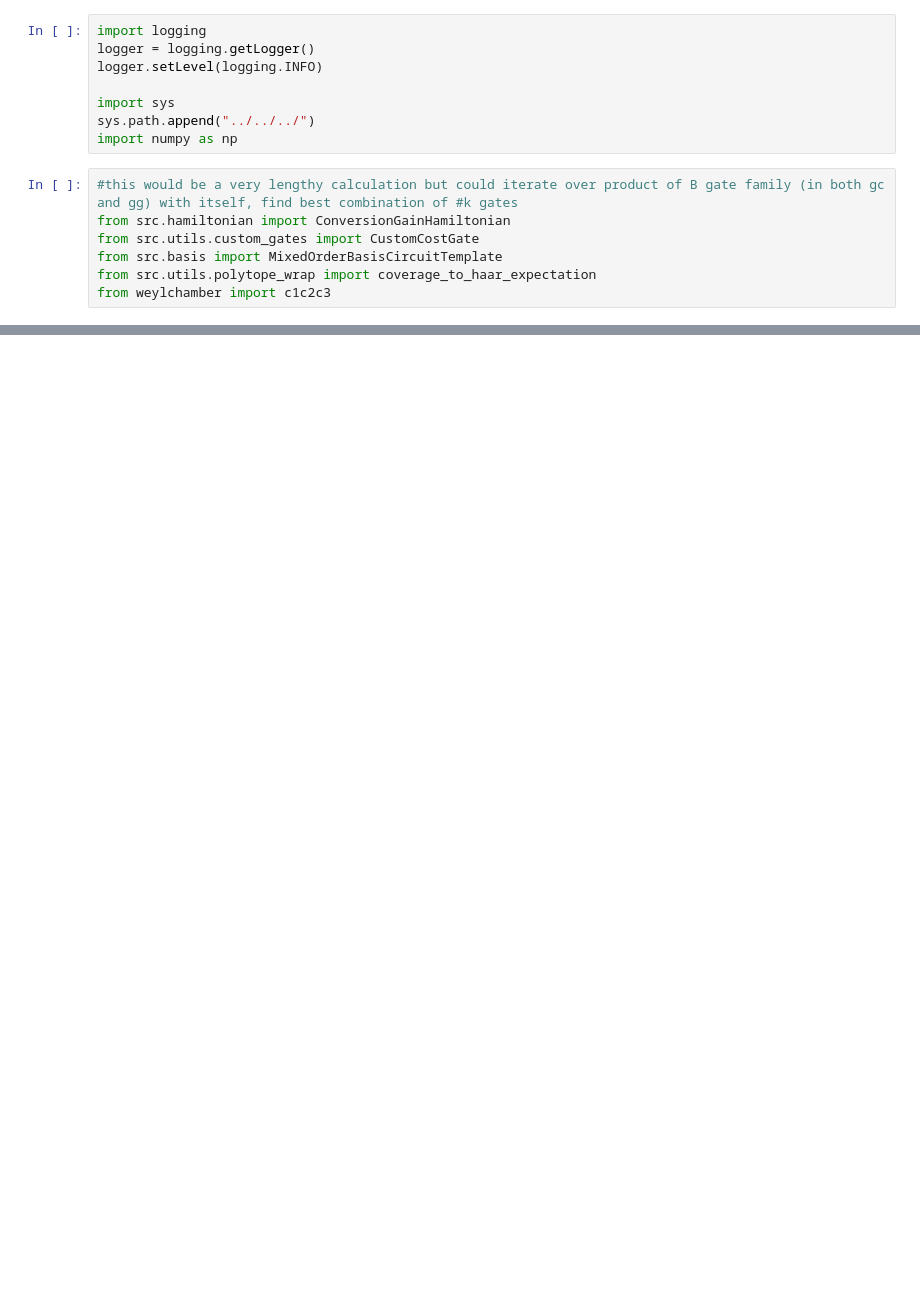
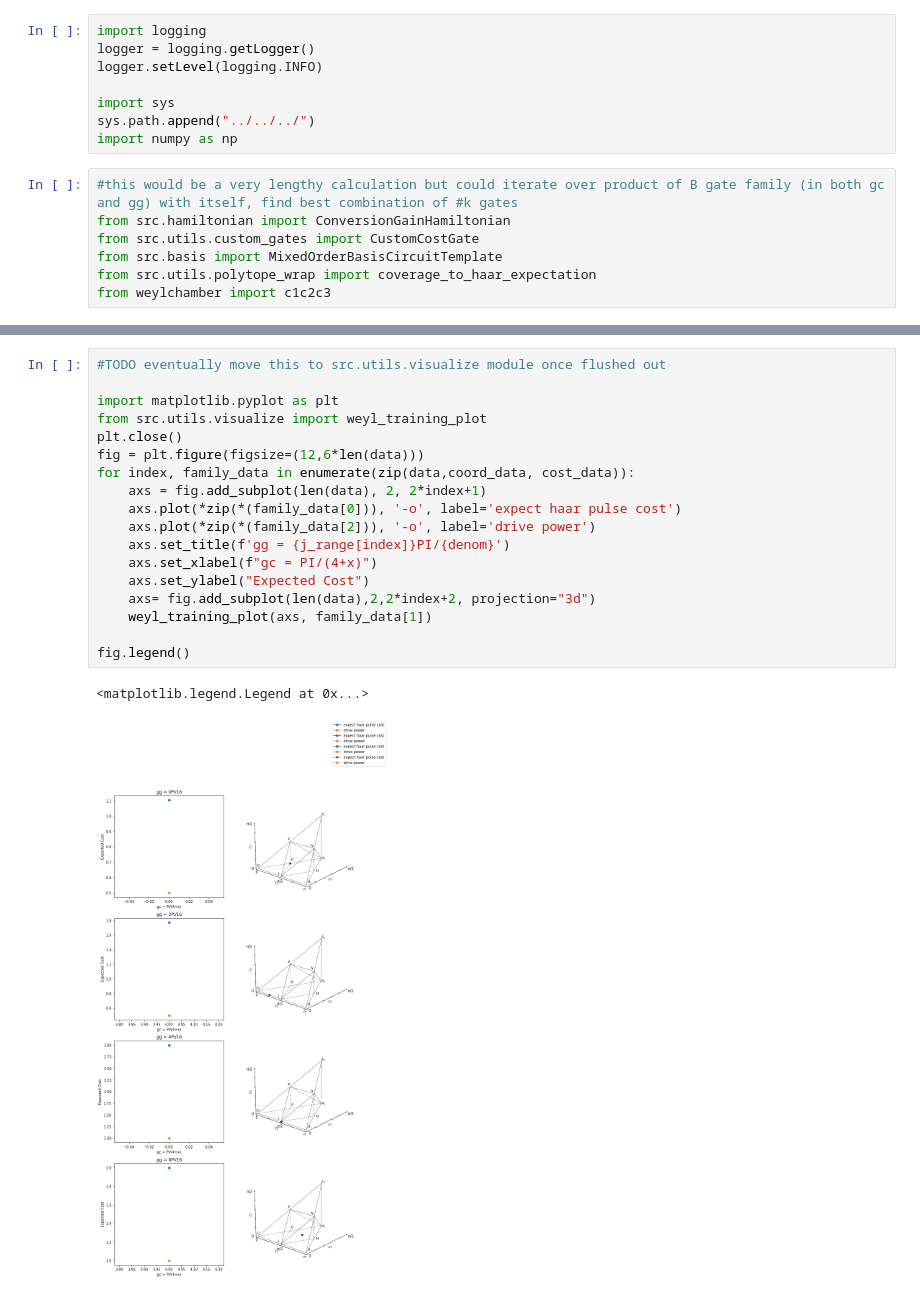
Before and after one commit to Pitt-JonesLab/slam_decomposition, a Jupyter notebook: src/scripts/gate_exploration/fractional_asymptote.ipynb, the cells around one changed output, grey strips where cells are left out. Cells and saved outputs as stored; diff of their text form; blank space fills up the shorter version.

```diff
--- a/src/scripts/gate_exploration/fractional_asymptote.ipynb
+++ b/src/scripts/gate_exploration/fractional_asymptote.ipynb
@@ -15,0 +273,21 @@ from weylchamber import c1c2c3
+# %%
+#TODO eventually move this to src.utils.visualize module once flushed out
+
+import matplotlib.pyplot as plt
+from src.utils.visualize import weyl_training_plot
+plt.close()
+fig = plt.figure(figsize=(12,6*len(data)))
+for index, family_data in enumerate(zip(data,coord_data, cost_data)):
+    axs = fig.add_subplot(len(data), 2, 2*index+1)
+    axs.plot(*zip(*(family_data[0])), '-o', label='expect haar pulse cost')
+    axs.plot(*zip(*(family_data[2])), '-o', label='drive power')
+    axs.set_title(f'gg = {j_range[index]}PI/{denom}')
+    axs.set_xlabel(f"gc = PI/(4+x)")
+    axs.set_ylabel("Expected Cost")
+    axs= fig.add_subplot(len(data),2,2*index+2, projection="3d")
+    weyl_training_plot(axs, family_data[1])
+
+fig.legend()
+# %% [output]
+<matplotlib.legend.Legend at 0x...>
+[figure, added]
```
Also changed, not shown: parts of 10 cells of this notebook, 16 other files.
